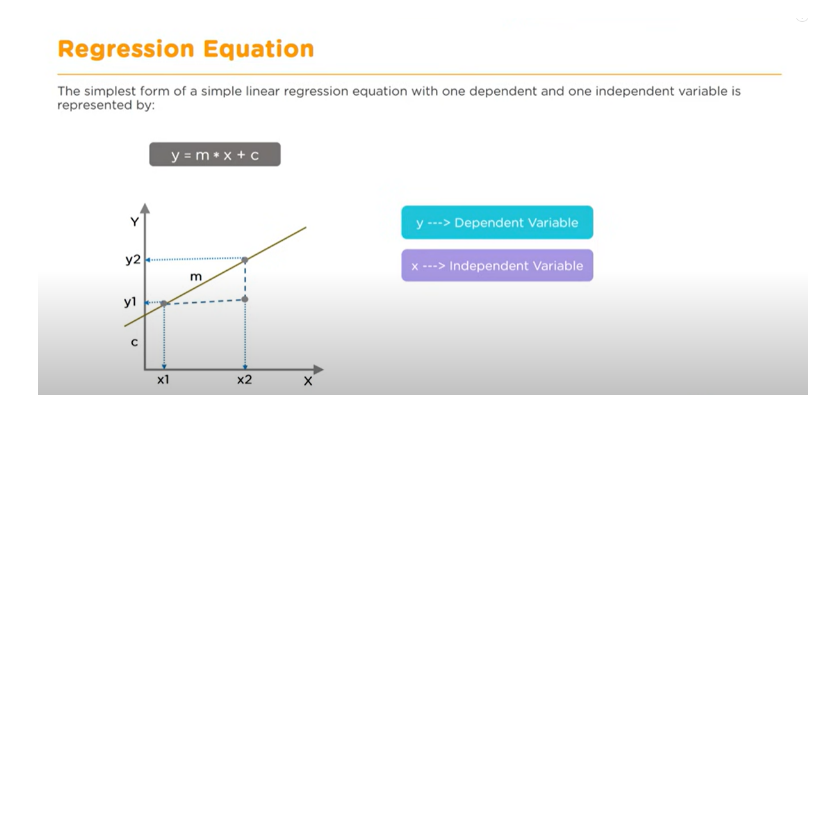
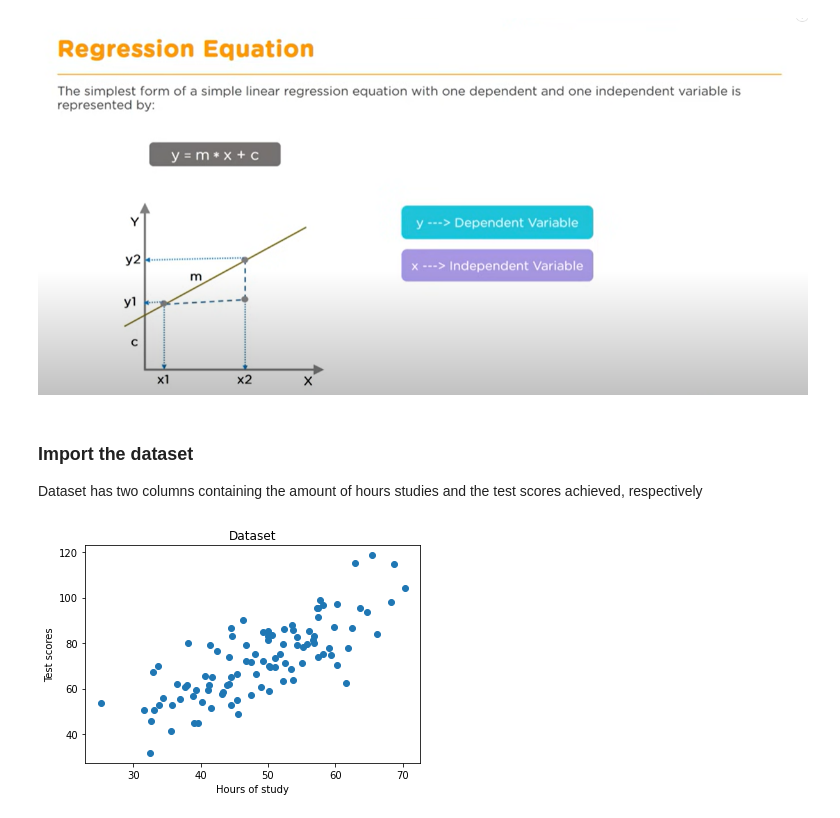
Before and after one commit to katel85/Machine-Learning-Statistics-Aug-2023, a Jupyter notebook: regression.ipynb, the cells around one changed output. Cells and saved outputs as stored; diff of their text form; code cells hidden in the pictures; blank space fills up the shorter version.

Commit message:
regression examples

```diff
--- a/regression.ipynb
+++ b/regression.ipynb
@@ -38,0 +51,20 @@ Linear Regression Analysis | Linear Regression in Python | Machine Learning Algo
+# %% [markdown]
+### Import the dataset
+
+Dataset has two columns containing the amount of hours studies and the test scores achieved, respectively
+# %%
+# code taken from https://github.com/philippbauch/simple-linear-regression-notebook
+points = genfromtxt('data.csv', delimiter=',')
+
+#Extract columns
+w = array(points[:,0])
+d = array(points[:,1])
+
+#Plot the dataset
+plt.scatter(x,y)
+plt.xlabel('Hours of study')
+plt.ylabel('Test scores')
+plt.title('Dataset')
+plt.show()
+# %% [output]
+[figure, added]
```
Also changed, not shown: parts of 15 cells of this notebook, 3 other files.
